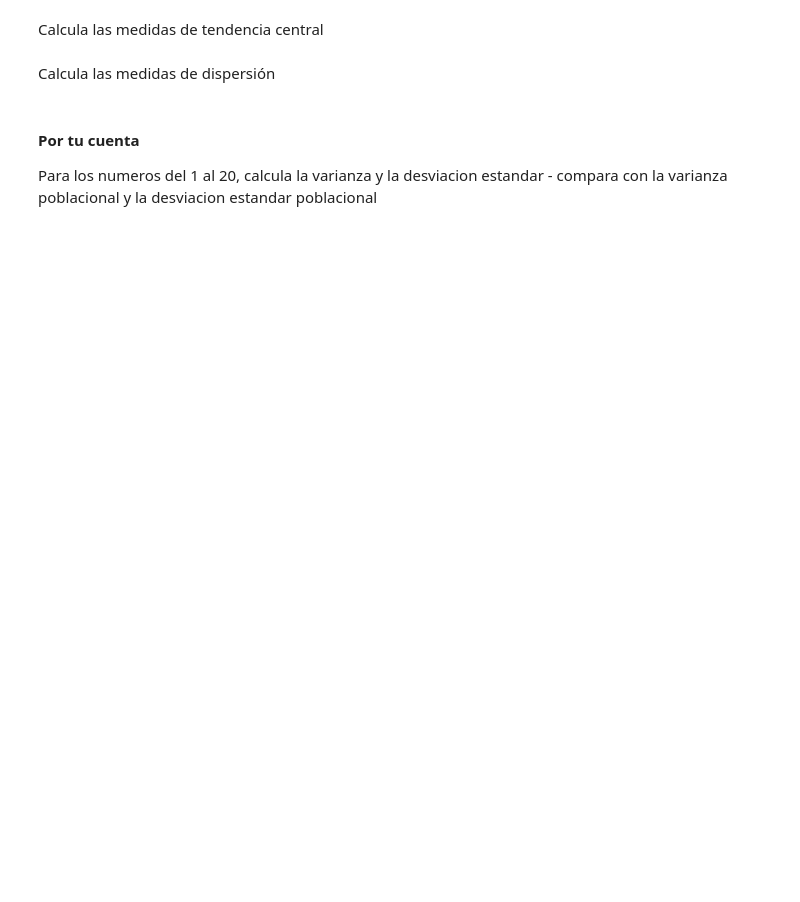
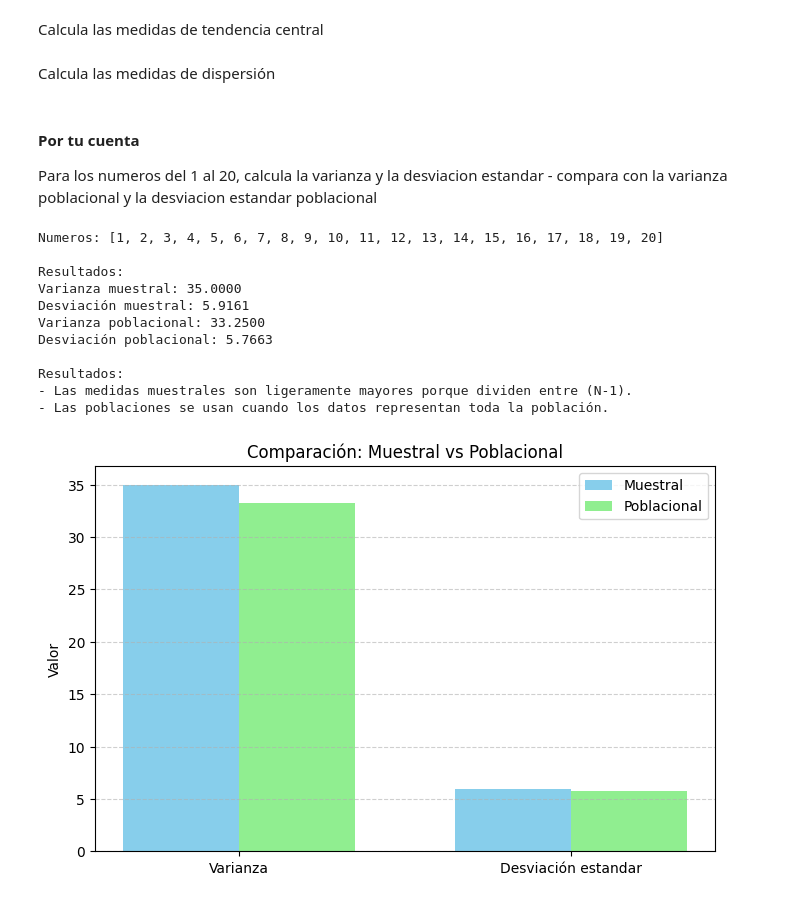
Before and after one commit to abrahajam/BIG-DATA-E-IA, a Jupyter notebook: Python Jupyter/4.-_Funciones.ipynb, the cells around one changed output. Cells and saved outputs as stored; diff of their text form; code cells hidden in the pictures; blank space fills up the shorter version.

```diff
--- a/Python Jupyter/4.-_Funciones.ipynb
+++ b/Python Jupyter/4.-_Funciones.ipynb
@@ -206,3 +419,55 @@ Calcula las medidas de dispersión
 #### Por tu cuenta
 
 Para los numeros del 1 al 20, calcula la varianza y la desviacion estandar - compara con la varianza poblacional y la desviacion estandar poblacional
+# %%
+import matplotlib.pyplot as plt
+
+numeros = list(range(1,21))
+print("Numeros:",numeros)
+
+varianza_muestral = statistics.variance(numeros)
+desviacion_muestral = statistics.stdev(numeros)
+
+varianza_poblacional = statistics.pvariance(numeros)
+desviacion_poblacional = statistics.pstdev(numeros)
+
+print("\nResultados:")
+print(f"Varianza muestral: {varianza_muestral:.4f}")
+print(f"Desviación muestral: {desviacion_muestral:.4f}")
+print(f"Varianza poblacional: {varianza_poblacional:.4f}")
+print(f"Desviación poblacional: {desviacion_poblacional:.4f}")
+
+print("\nResultados:")
+print("- Las medidas muestrales son ligeramente mayores porque dividen entre (N-1).")
+print("- Las poblaciones se usan cuando los datos representan toda la población.")
+
+etiquetas = ["Varianza", "Desviación estandar"]
+muestral = [varianza_muestral, desviacion_muestral]
+poblacional = [varianza_poblacional, desviacion_poblacional]
+
+x = range(len(etiquetas))
+ancho = 0.35
+
+plt.figure(figsize=(8,5))
+plt.bar([p-ancho/2 for p in x],muestral, width=ancho, label = "Muestral", color = "skyblue")
+plt.bar([p+ancho/2 for p in x],poblacional, width=ancho, label = "Poblacional", color = "lightgreen")
+
+plt.xticks(x,etiquetas)
+plt.ylabel("Valor")
+plt.title("Comparación: Muestral vs Poblacional")
+plt.legend()
+plt.grid(axis='y', linestyle = '--', alpha = 0.6)
+plt.show()
+# %% [output]
+Numeros: [1, 2, 3, 4, 5, 6, 7, 8, 9, 10, 11, 12, 13, 14, 15, 16, 17, 18, 19, 20]
+
+Resultados:
+Varianza muestral: 35.0000
+Desviación muestral: 5.9161
+Varianza poblacional: 33.2500
+Desviación poblacional: 5.7663
+
+Resultados:
+- Las medidas muestrales son ligeramente mayores porque dividen entre (N-1).
+- Las poblaciones se usan cuando los datos representan toda la población.
+[figure, added]
```
Also changed, not shown: parts of 43 cells of this notebook, 2 other files.
